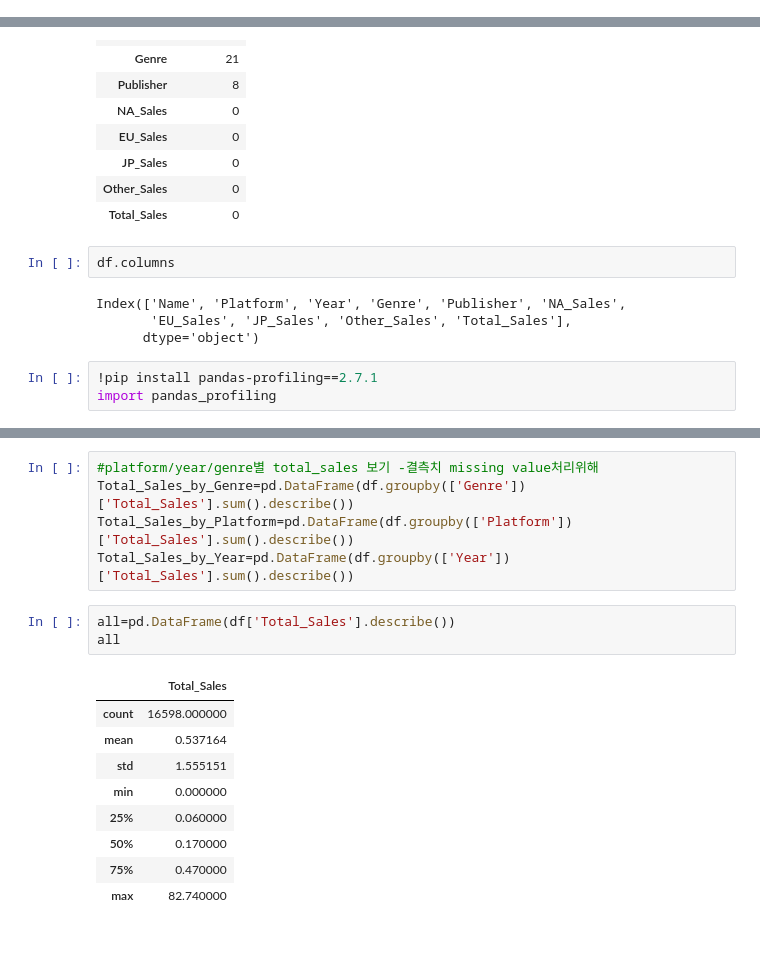
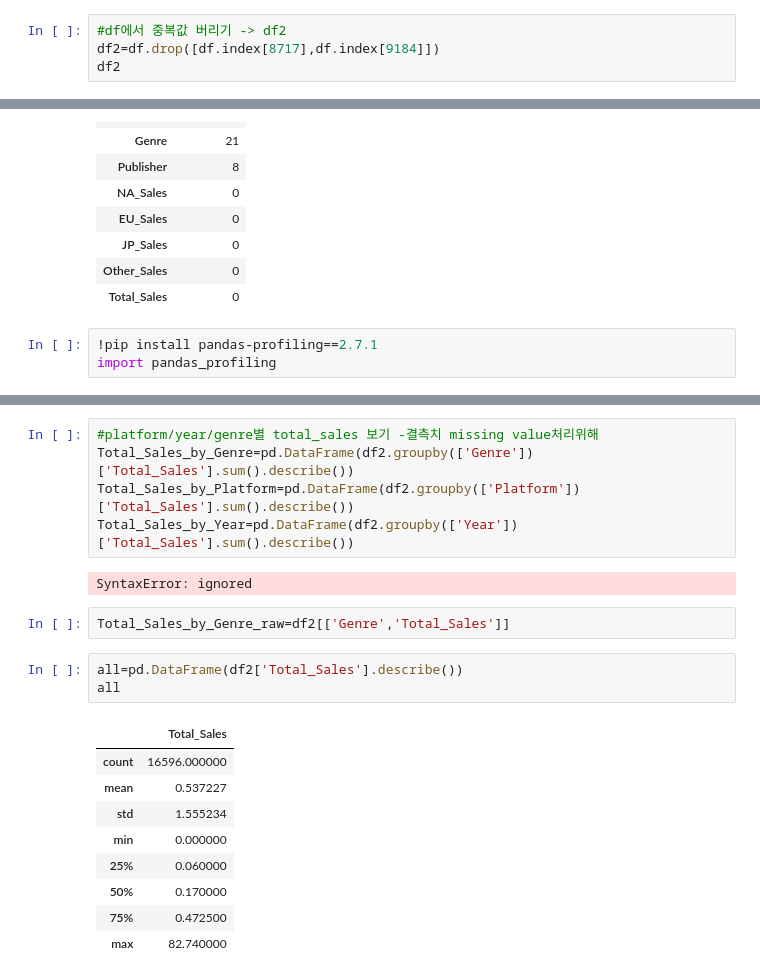
Before and after one commit to choheeee22/ds_Section1_Project, a Jupyter notebook: Section1_Project_GameIndustry.ipynb, the cells around one changed output, grey strips where cells are left out. Drawn from its saved outputs; the diff is of its cells as text; blank space fills up the shorter version.

```diff
--- a/Section1_Project_GameIndustry.ipynb
+++ b/Section1_Project_GameIndustry.ipynb
@@ -141,0 +194,4 @@ Name: Total_Sales, Length: 16598, dtype: float64
+# %%
+#df에서 중복값 버리기 -> df2
+df2=df.drop([df.index[8717],df.index[9184]])
+df2
@@ -214,12 +293,6 @@ pd.DataFrame(null_data_important.isna().sum(),columns=["결측치 개수"])
 | JP_Sales | 0 |
 | Other_Sales | 0 |
 | Total_Sales | 0 |
-# %%
-df.columns
-# %% [output]
-Index(['Name', 'Platform', 'Year', 'Genre', 'Publisher', 'NA_Sales',
-       'EU_Sales', 'JP_Sales', 'Other_Sales', 'Total_Sales'],
-      dtype='object')
 # %%
 !pip install pandas-profiling==2.7.1
 import pandas_profiling
@@ -229,21 +302,25 @@ pandas_profiling.ProfileReport(df)
 [interactive output not drawn]
 # %%
 #platform/year/genre별 total_sales 보기 -결측치 missing value처리위해
-Total_Sales_by_Genre=pd.DataFrame(df.groupby(['Genre'])['Total_Sales'].sum().describe())
-Total_Sales_by_Platform=pd.DataFrame(df.groupby(['Platform'])['Total_Sales'].sum().describe())
-Total_Sales_by_Year=pd.DataFrame(df.groupby(['Year'])['Total_Sales'].sum().describe())
+Total_Sales_by_Genre=pd.DataFrame(df2.groupby(['Genre'])['Total_Sales'].sum().describe())
+Total_Sales_by_Platform=pd.DataFrame(df2.groupby(['Platform'])['Total_Sales'].sum().describe())
+Total_Sales_by_Year=pd.DataFrame(df2.groupby(['Year'])['Total_Sales'].sum().describe())
+# %% [output]
+SyntaxError: ignored
+# %%
+Total_Sales_by_Genre_raw=df2[['Genre','Total_Sales']]
 # %%
-all=pd.DataFrame(df['Total_Sales'].describe())
+all=pd.DataFrame(df2['Total_Sales'].describe())
 all
 # %% [output]
 |  | Total_Sales |
-| count | 16598.000000 |
-| mean | 0.537164 |
-| std | 1.555151 |
+| count | 16596.000000 |
+| mean | 0.537227 |
+| std | 1.555234 |
 | min | 0.000000 |
 | 25% | 0.060000 |
 | 50% | 0.170000 |
-| 75% | 0.470000 |
+| 75% | 0.472500 |
 | max | 82.740000 |
 # %%
 #Total slaes에 대한 statistics 비교 (all, groupby) - Comparing_data
```
Also changed, not shown: parts of 25 cells of this notebook.
